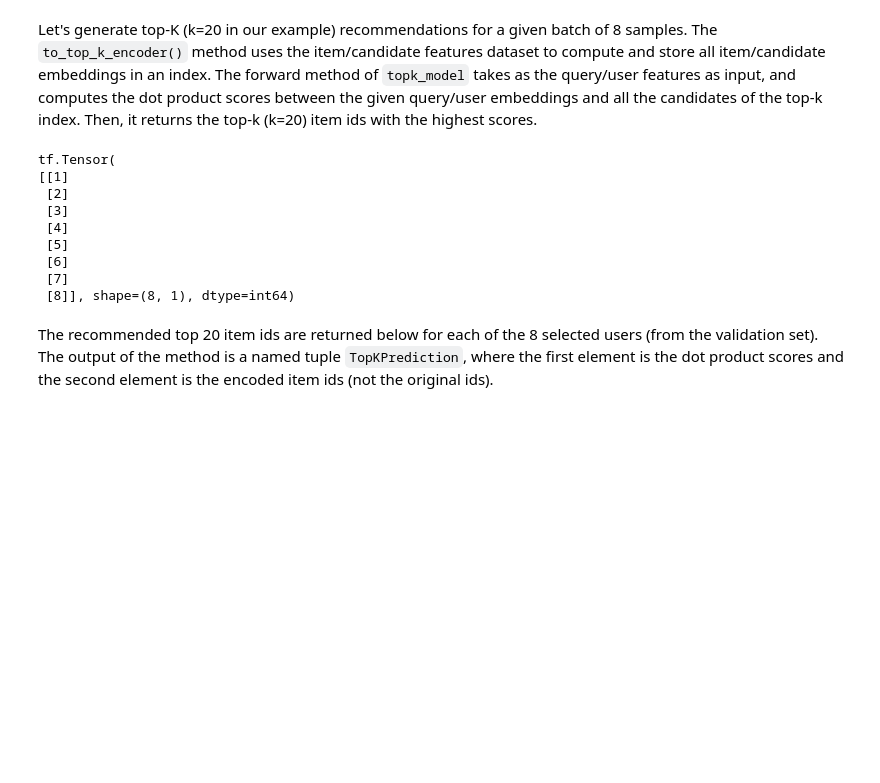
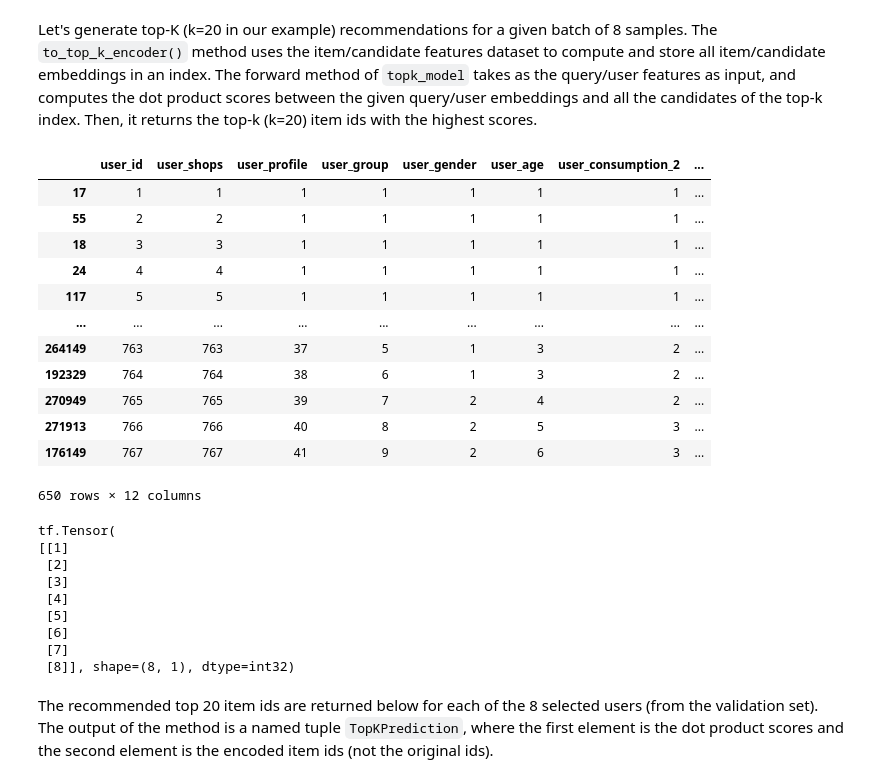
Before and after one commit to redis-developer/redis-nvidia-recsys, a Jupyter notebook: offline-batch-recsys/Offline-Batch-Recommender-System.ipynb, the cells around one changed output. Cells and saved outputs as stored; diff of their text form; code cells hidden in the pictures; blank space fills up the shorter version.

```diff
--- a/offline-batch-recsys/Offline-Batch-Recommender-System.ipynb
+++ b/offline-batch-recsys/Offline-Batch-Recommender-System.ipynb
@@ -295,9 +331,28 @@ metrics
 ### Generate top-K recommendations
 # %% [markdown]
 Let's generate top-K (k=20 in our example) recommendations for a given batch of 8 samples. The `to_top_k_encoder()` method uses the item/candidate features dataset to compute and store all item/candidate embeddings in an index. The forward method of `topk_model` takes as the query/user features as input, and computes the dot product scores between the given query/user embeddings and all the candidates of the top-k index. Then, it returns the top-k (k=20) item ids with the highest scores.
+# %%
+# Create query/user features for evaluation
+
+user_features = unique_rows_by_features(train_retrieval, Tags.USER, Tags.USER_ID)
+# %%
+user_features.to_ddf().compute()
+# %% [output]
+|  | user_id | user_shops | user_profile | user_group | user_gender | user_age | user_consumption_2 | ... |
+| 17 | 1 | 1 | 1 | 1 | 1 | 1 | 1 | ... |
+| 55 | 2 | 2 | 1 | 1 | 1 | 1 | 1 | ... |
+| 18 | 3 | 3 | 1 | 1 | 1 | 1 | 1 | ... |
+| 24 | 4 | 4 | 1 | 1 | 1 | 1 | 1 | ... |
+| 117 | 5 | 5 | 1 | 1 | 1 | 1 | 1 | ... |
+| ... | ... | ... | ... | ... | ... | ... | ... | ... |
+| 264149 | 763 | 763 | 37 | 5 | 1 | 3 | 2 | ... |
+| 192329 | 764 | 764 | 38 | 6 | 1 | 3 | 2 | ... |
+| 270949 | 765 | 765 | 39 | 7 | 2 | 4 | 2 | ... |
+| 271913 | 766 | 766 | 40 | 8 | 2 | 5 | 3 | ... |
+| 176149 | 767 | 767 | 41 | 9 | 2 | 6 | 3 | ... |
+650 rows × 12 columns
 # %%
-# TODO
-user_features = unique_rows_by_features(train, Tags.USER, Tags.USER_ID)
+# Check out one batch of users
 loader = mm.Loader(user_features, batch_size=8, shuffle=False)
 batch = next(iter(loader))
 print(batch[0]['user_id'])
@@ -310,7 +365,7 @@ tf.Tensor(
  [5]
  [6]
  [7]
- [8]], shape=(8, 1), dtype=int64)
+ [8]], shape=(8, 1), dtype=int32)
 # %% [markdown]
 The recommended top 20 item ids are returned below for each of the 8 selected users (from the validation set). The output of the method is a named tuple `TopKPrediction`, where the first element is the dot product scores and the second element is the encoded item ids (not the original ids).
 # %%
```
Also changed, not shown: parts of 56 cells of this notebook.
